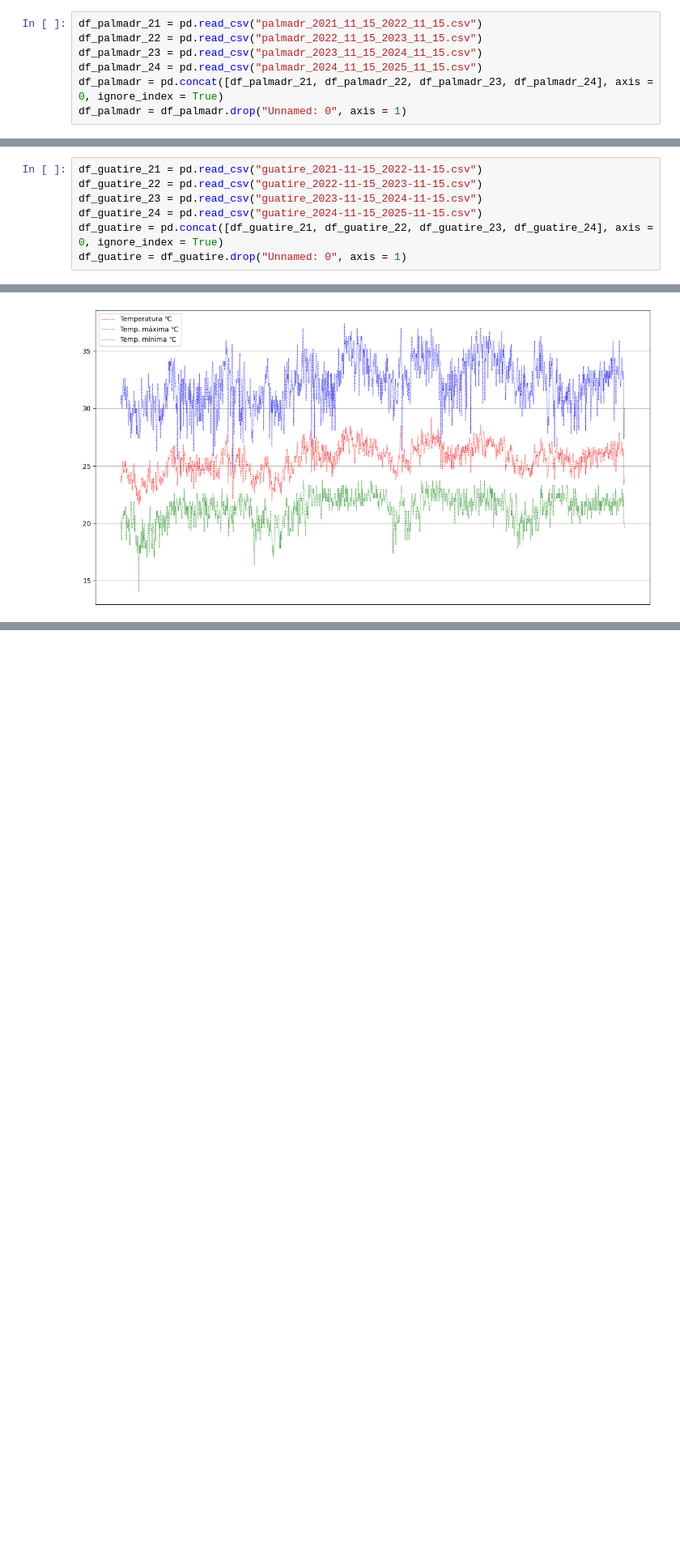
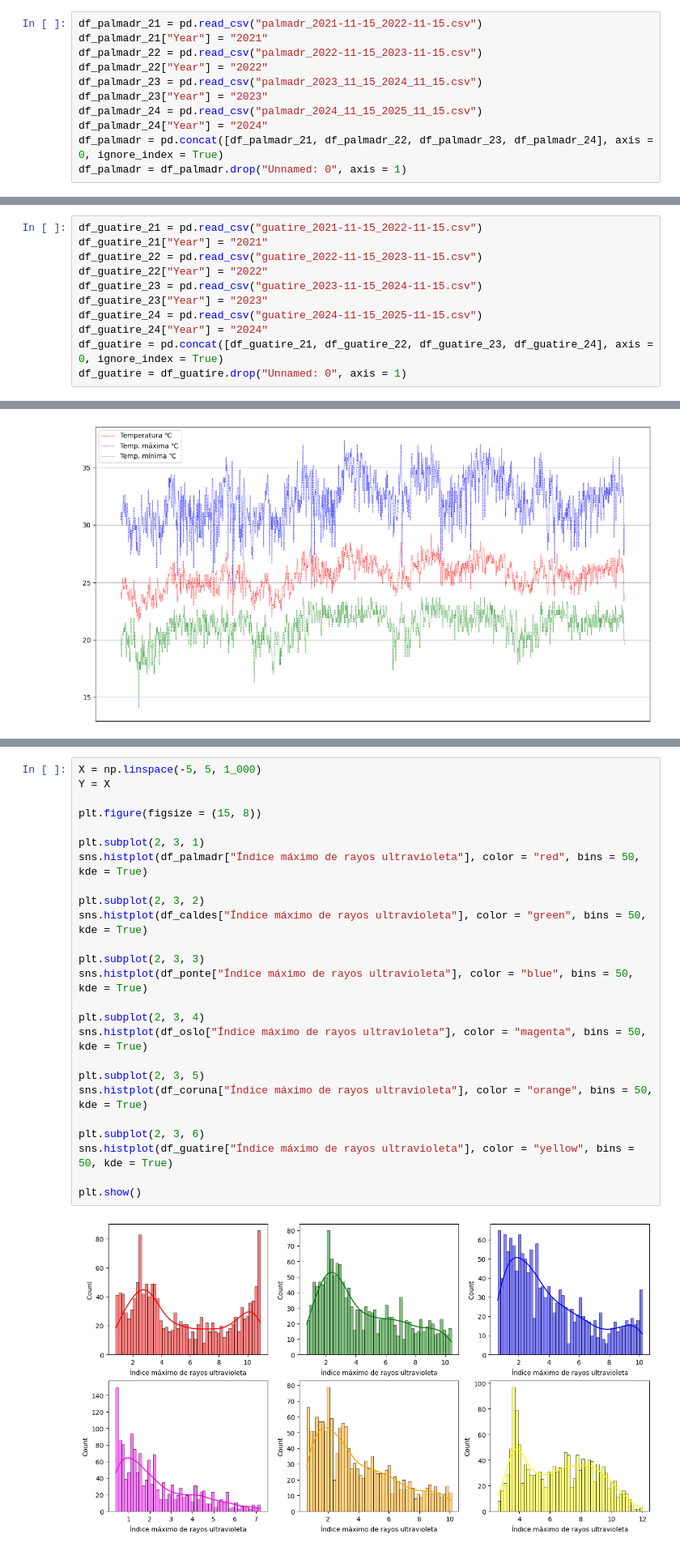
Before and after one commit to Belenm1995/Proyecto_Equipo_D, a Jupyter notebook: Proyecto_D/Análisis_datos.ipynb, the cells around one changed output, grey strips where cells are left out. Shown at 81% size. Cells and saved outputs as stored; diff of their text form; blank space fills up the shorter version.

```diff
--- a/Proyecto_D/Análisis_datos.ipynb
+++ b/Proyecto_D/Análisis_datos.ipynb
@@ -44,10 +106,14 @@ df_caldes = df_caldes.drop("Unnamed: 0", axis = 1)
 # %% [markdown]
 ## Palma del Río
 # %%
-df_palmadr_21 = pd.read_csv("palmadr_2021_11_15_2022_11_15.csv")
-df_palmadr_22 = pd.read_csv("palmadr_2022_11_15_2023_11_15.csv")
+df_palmadr_21 = pd.read_csv("palmadr_2021-11-15_2022-11-15.csv")
+df_palmadr_21["Year"] = "2021"
+df_palmadr_22 = pd.read_csv("palmadr_2022-11-15_2023-11-15.csv")
+df_palmadr_22["Year"] = "2022"
 df_palmadr_23 = pd.read_csv("palmadr_2023_11_15_2024_11_15.csv")
+df_palmadr_23["Year"] = "2023"
 df_palmadr_24 = pd.read_csv("palmadr_2024_11_15_2025_11_15.csv")
+df_palmadr_24["Year"] = "2024"
 df_palmadr = pd.concat([df_palmadr_21, df_palmadr_22, df_palmadr_23, df_palmadr_24], axis = 0, ignore_index = True)
 df_palmadr = df_palmadr.drop("Unnamed: 0", axis = 1)
 # %% [markdown]
@@ -63,9 +129,13 @@ df_paiporta = df_paiporta.drop("Unnamed: 0", axis = 1)
 ## Guatire
 # %%
 df_guatire_21 = pd.read_csv("guatire_2021-11-15_2022-11-15.csv")
+df_guatire_21["Year"] = "2021"
 df_guatire_22 = pd.read_csv("guatire_2022-11-15_2023-11-15.csv")
+df_guatire_22["Year"] = "2022"
 df_guatire_23 = pd.read_csv("guatire_2023-11-15_2024-11-15.csv")
+df_guatire_23["Year"] = "2023"
 df_guatire_24 = pd.read_csv("guatire_2024-11-15_2025-11-15.csv")
+df_guatire_24["Year"] = "2024"
 df_guatire = pd.concat([df_guatire_21, df_guatire_22, df_guatire_23, df_guatire_24], axis = 0, ignore_index = True)
 df_guatire = df_guatire.drop("Unnamed: 0", axis = 1)
 # %% [markdown]
@@ -390,0 +471,27 @@ KeyError: "None of [Index(['2021-11-15', '2021-11-16', '2021-11-17', '2021-11-18
+# %%
+X = np.linspace(-5, 5, 1_000)
+Y = X
+
+plt.figure(figsize = (15, 8))
+
+plt.subplot(2, 3, 1)
+sns.histplot(df_palmadr["Índice máximo de rayos ultravioleta"], color = "red", bins = 50, kde = True)
+
+plt.subplot(2, 3, 2)
+sns.histplot(df_caldes["Índice máximo de rayos ultravioleta"], color = "green", bins = 50, kde = True)
+
+plt.subplot(2, 3, 3)
+sns.histplot(df_ponte["Índice máximo de rayos ultravioleta"], color = "blue", bins = 50, kde = True)
+
+plt.subplot(2, 3, 4)
+sns.histplot(df_oslo["Índice máximo de rayos ultravioleta"], color = "magenta", bins = 50, kde = True)
+
+plt.subplot(2, 3, 5)
+sns.histplot(df_coruna["Índice máximo de rayos ultravioleta"], color = "orange", bins = 50, kde = True)
+
+plt.subplot(2, 3, 6)
+sns.histplot(df_guatire["Índice máximo de rayos ultravioleta"], color = "yellow", bins = 50, kde = True)
+
+plt.show()
+# %% [output]
+[figure, added]
```
Also changed, not shown: parts of 21 cells of this notebook.
